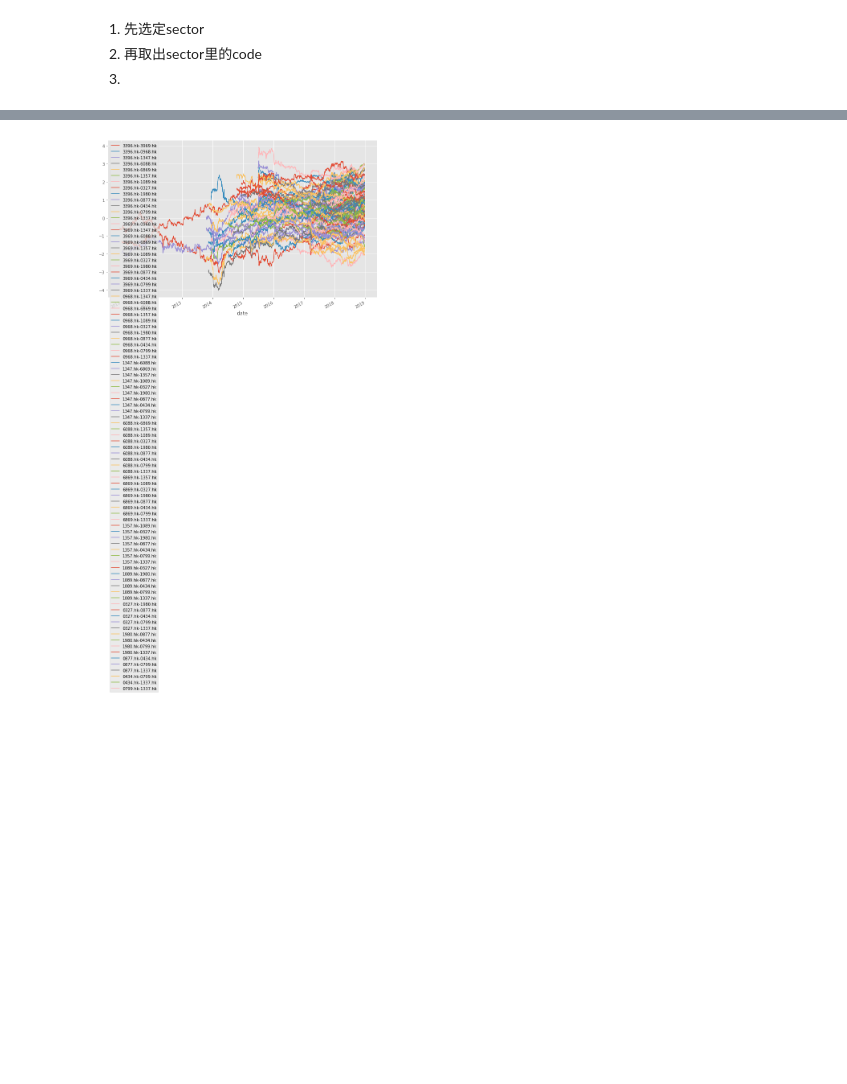
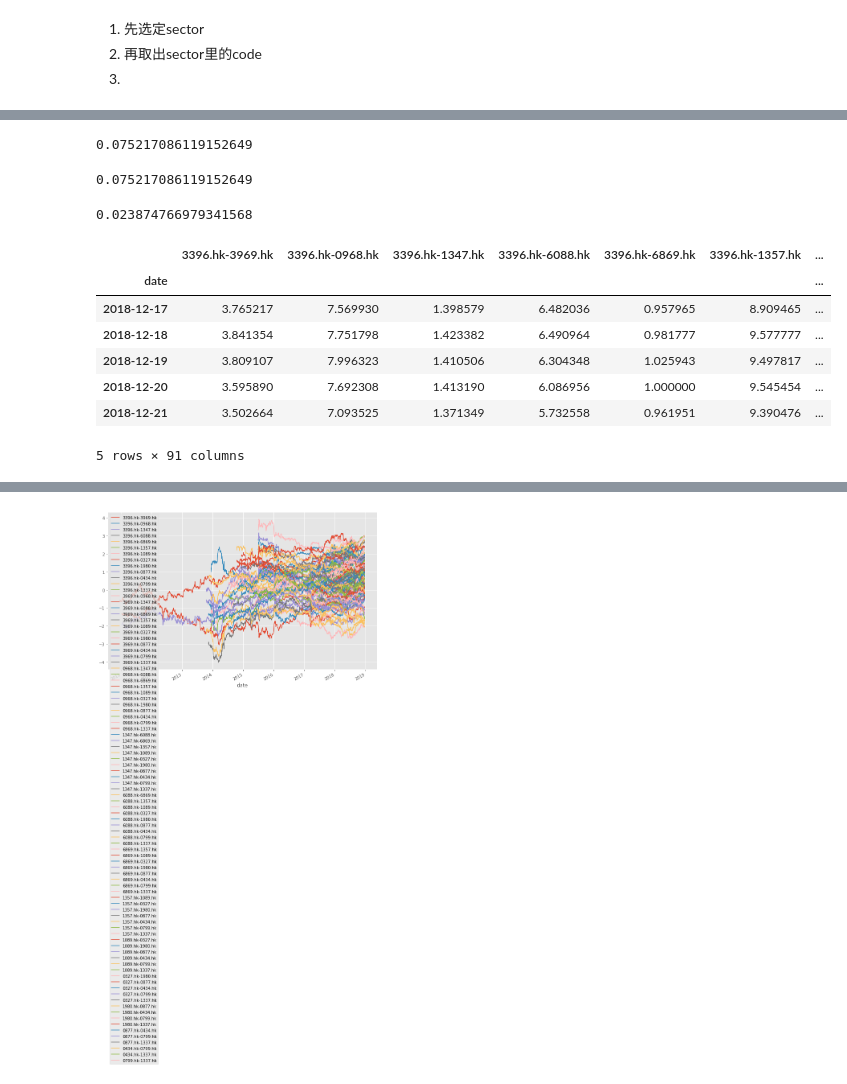
Before and after one commit to dxcv/strategy_research, a Jupyter notebook: task_temp/pair trading beta01.ipynb, the cells around one changed output, grey strips where cells are left out. Drawn from its saved outputs; the diff is of its cells as text; code cells hidden in the pictures; blank space fills up the shorter version.

```diff
--- a/task_temp/pair trading beta01.ipynb
+++ b/task_temp/pair trading beta01.ipynb
@@ -92,0 +218,12 @@ for i in range(lens):
+# %%
+result['long_short_return'].sum().sum()
+# %% [output]
+0.075217086119152649
+# %%
+df_long_short_return.sum().sum()
+# %% [output]
+0.075217086119152649
+# %%
+df_long_return.sum().sum()
+# %% [output]
+0.023874766979341568
@@ -92,0 +232,11 @@ for i in range(lens):
+# %%
+df_ratio.tail()
+# %% [output]
+|  | 3396.hk-3969.hk | 3396.hk-0968.hk | 3396.hk-1347.hk | 3396.hk-6088.hk | 3396.hk-6869.hk | 3396.hk-1357.hk | ... |
+| date |  |  |  |  |  |  | ... |
+| 2018-12-17 | 3.765217 | 7.569930 | 1.398579 | 6.482036 | 0.957965 | 8.909465 | ... |
+| 2018-12-18 | 3.841354 | 7.751798 | 1.423382 | 6.490964 | 0.981777 | 9.577777 | ... |
+| 2018-12-19 | 3.809107 | 7.996323 | 1.410506 | 6.304348 | 1.025943 | 9.497817 | ... |
+| 2018-12-20 | 3.595890 | 7.692308 | 1.413190 | 6.086956 | 1.000000 | 9.545454 | ... |
+| 2018-12-21 | 3.502664 | 7.093525 | 1.371349 | 5.732558 | 0.961951 | 9.390476 | ... |
+5 rows × 91 columns
```
Also changed, not shown: parts of 20 cells of this notebook, 1 other file.
